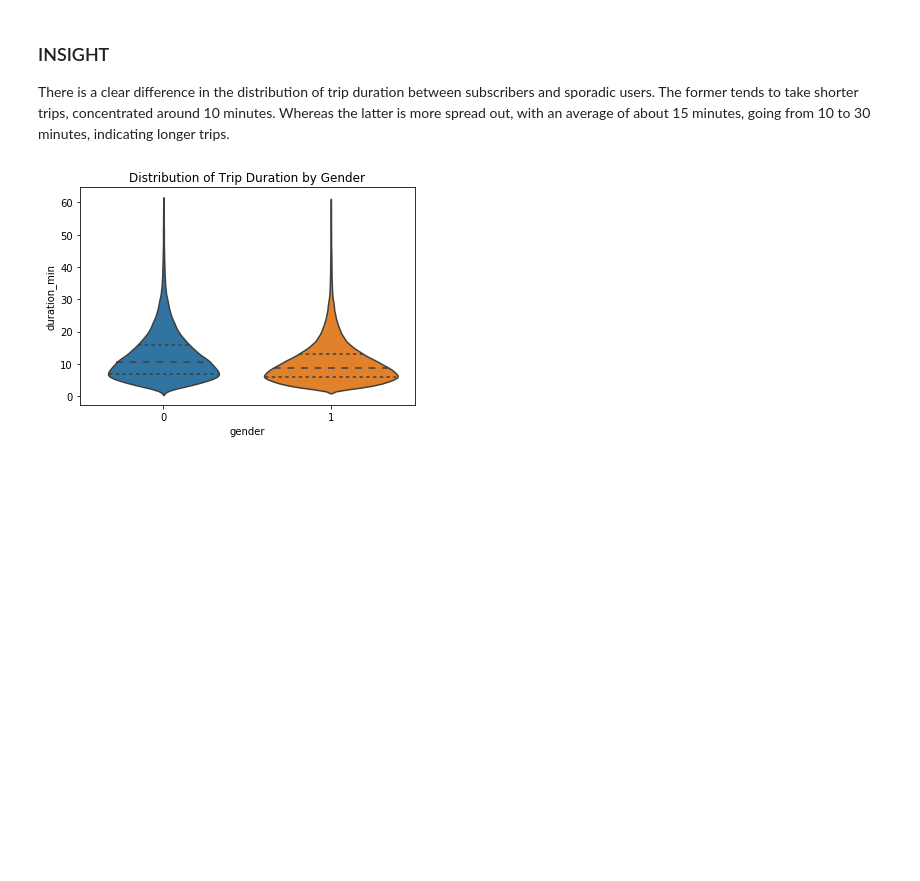
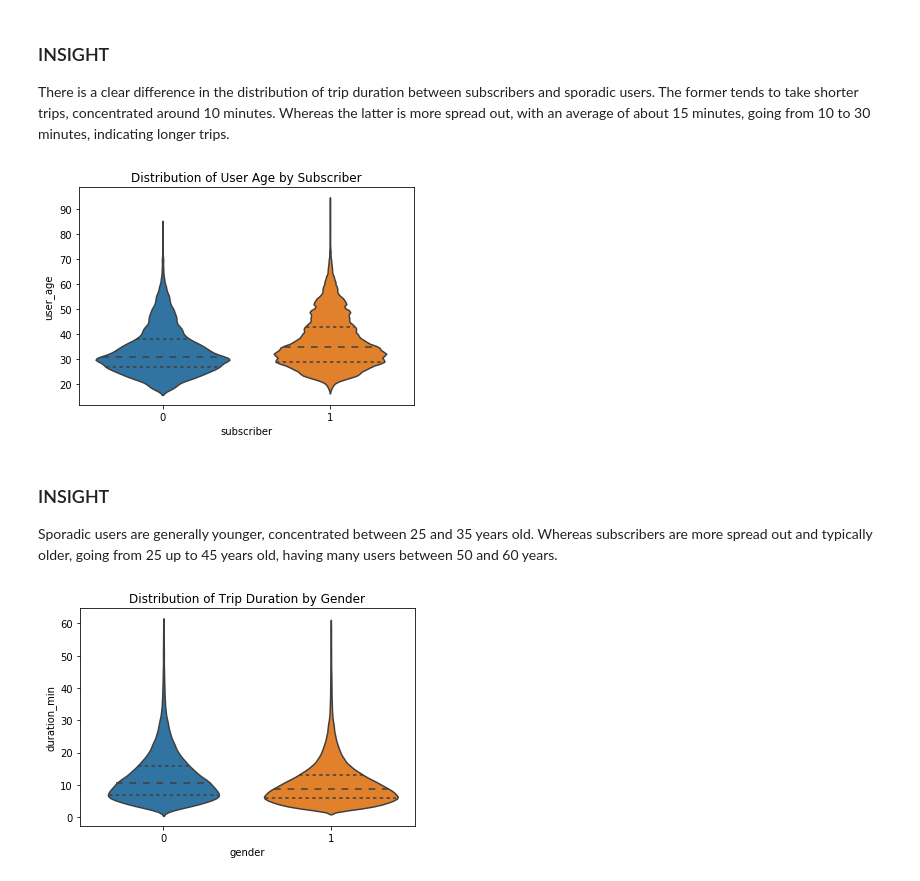
Before and after one commit to marcellovictorino/DAND_5_DataViz, a Jupyter notebook: 2_Project_ FordGoBike/1_EDA.ipynb, the cells around one changed output. Cells and saved outputs as stored; diff of their text form; code cells hidden in the pictures; blank space fills up the shorter version.

```diff
--- a/2_Project_ FordGoBike/1_EDA.ipynb
+++ b/2_Project_ FordGoBike/1_EDA.ipynb
@@ -465,6 +465,15 @@ plt.title('Distribution of Trip Duration by Subscriber');
 # %% [markdown]
 ### INSIGHT
 There is a clear difference in the distribution of trip duration between subscribers and sporadic users. The former tends to take shorter trips, concentrated around 10 minutes. Whereas the latter is more spread out, with an average of about 15 minutes, going from 10 to 30 minutes, indicating longer trips.
+# %%
+# User Age vs Subscriber
+sns.violinplot(data=df2, y='user_age', x='subscriber', orient='v', inner='quartile');
+plt.title('Distribution of User Age by Subscriber');
+# %% [output]
+[figure, added]
+# %% [markdown]
+### INSIGHT
+Sporadic users are generally younger, concentrated between 25 and 35 years old. Whereas subscribers are more spread out and typically older, going from 25 up to 45 years old, having many users between 50 and 60 years.
 # %%
 # Trip Duration vs Gender
 sns.violinplot(data=df2, y='duration_min', x='gender', orient='v', inner='quartile');
```
Also changed, not shown: parts of 10 cells of this notebook.
